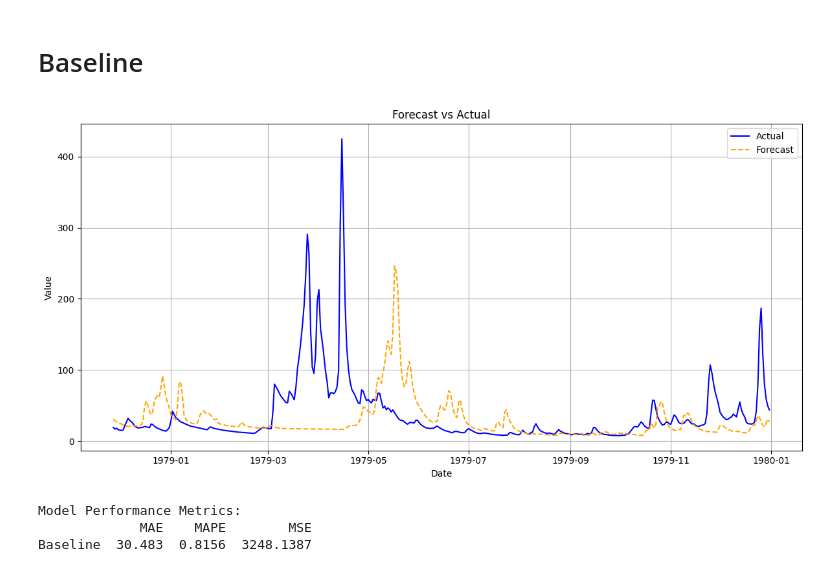
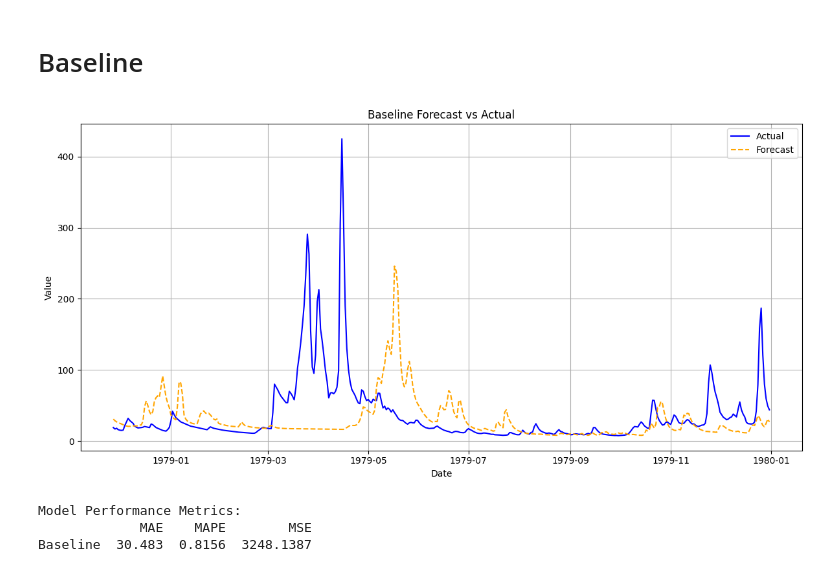
Before and after one commit to florivz/TSF-SS25-TimeGPT, a Jupyter notebook: skripts/forecasting/saugeenday_model.ipynb, the cells around one changed output. Cells and saved outputs as stored; diff of their text form; code cells hidden in the pictures.

```diff
--- a/skripts/forecasting/saugeenday_model.ipynb
+++ b/skripts/forecasting/saugeenday_model.ipynb
@@ -79,18 +79,18 @@ baseline = model.base_line()
 # %%
 import matplotlib.pyplot as plt
 
 plt.figure(figsize=(12, 6))
 plt.plot(df_test['ts'], df_test['y'], label='Actual', color='blue')
 plt.plot(baseline['ts'], baseline['yhat'], label='Forecast', color='orange', linestyle='--')
 plt.xlabel('Date')
 plt.ylabel('Value')
-plt.title('Forecast vs Actual')
+plt.title('Baseline Forecast vs Actual')
 plt.legend()
 plt.grid(True)
 plt.tight_layout()
 plt.show()
 # %% [output]
-[figure, old version]
+[figure, new version]
 # %%
 models_metrics = {}
 
```
Also changed, not shown: parts of 6 cells of this notebook, 1 other file.
